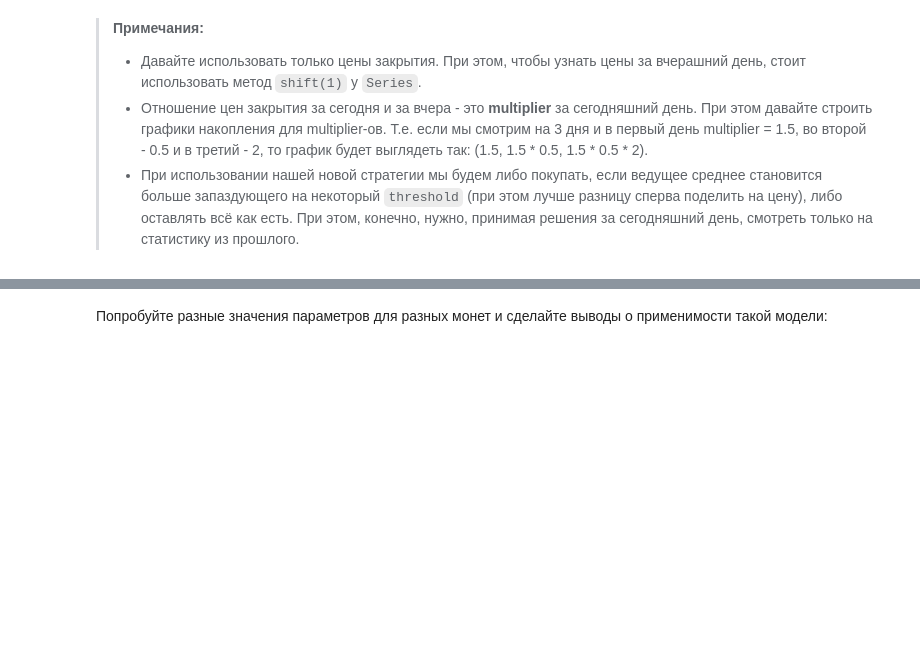
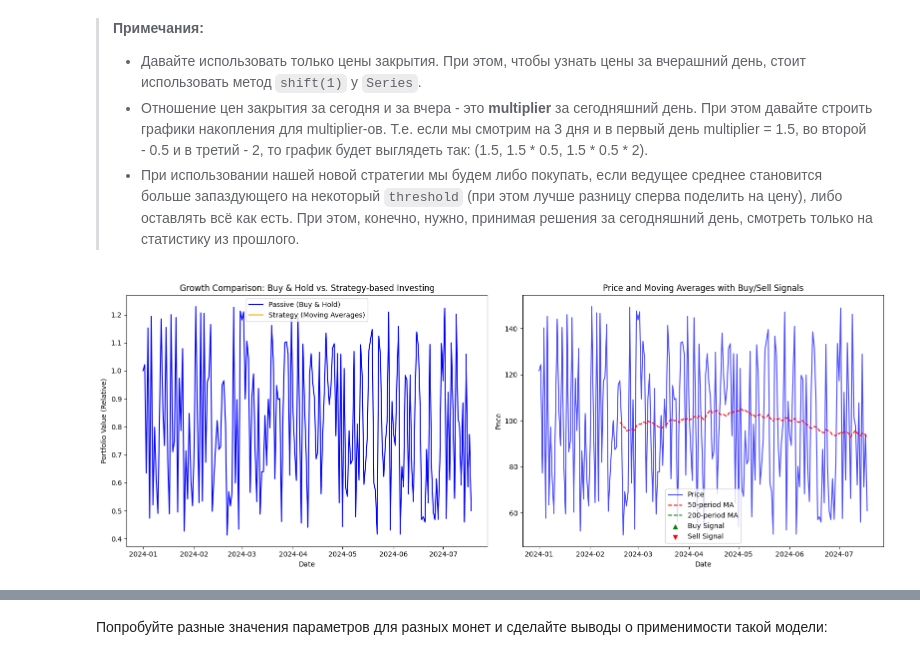
Before and after one commit to ivanzindc/Ivan-Z, a Jupyter notebook: Copy_of_lab_work.ipynb, the cells around one changed output, grey strips where cells are left out. Drawn from its saved outputs; the diff is of its cells as text; code cells hidden in the pictures; blank space fills up the shorter version.

```diff
--- a/Copy_of_lab_work.ipynb
+++ b/Copy_of_lab_work.ipynb
@@ -433,3 +764,87 @@ def plot_moving_averages_strategy(
+# %%
+def plot_investment_strategies(price_data, short_window=50, long_window=200, initial_investment=1000):
+    """
+    Function to plot two graphs comparing two investment strategies:
+    - Passive investment (Buy and Hold)
+    - Strategy-based investment (Buy when moving averages cross)
+
+    Parameters:
+    price_data (pd.Series): Time series data of cryptocurrency prices.
+    short_window (int): Period for the short-term moving average (e.g., 50).
+    long_window (int): Period for the long-term moving average (e.g., 200).
+    initial_investment (float): Amount of initial investment.
+
+    Returns:
+    None (Displays two plots)
+    """
+
+    # Calculate moving averages
+    short_ma = price_data.rolling(window=short_window).mean()
+    long_ma = price_data.rolling(window=long_window).mean()
+
+    # Identify Buy/Sell signals (1: Buy, -1: Sell)
+    buy_signals = (short_ma.shift(1) < long_ma.shift(1)) & (short_ma > long_ma)
+    sell_signals = (short_ma.shift(1) > long_ma.shift(1)) & (short_ma < long_ma)
+
+    # Simulate investment strategies
+    passive_investment = initial_investment * (price_data / price_data.iloc[0])
+
+    # Strategy-based investment (Buying in equal increments at Buy signals)
+    strategy_investment = pd.Series(index=price_data.index, dtype=float)
+    current_balance = initial_investment
+    num_buy_signals = 0
+    total_invested = 0
+
+    for i in range(1, len(price_data)):
+        if buy_signals.iloc[i]:
+            # Buy on this signal with equal increments of the current available funds
+            amount_to_invest = current_balance / (len(price_data) - i)  # Invest the remaining balance evenly
+            total_invested += amount_to_invest
+            num_buy_signals += 1
+            current_balance -= amount_to_invest
+
+    strategy_investment[:num_buy_signals] = total_invested * (price_data[:num_buy_signals] / price_data.iloc[0])
+
+    # Cumulative returns for both strategies
+    passive_growth = passive_investment / passive_investment.iloc[0]
+    strategy_growth = strategy_investment / strategy_investment.iloc[0]
+
+    # Plotting
+    fig, axes = plt.subplots(1, 2, figsize=(16, 6))
+
+    # Right plot: Price with moving averages and buy/sell signals
+    axes[1].plot(price_data, label="Price", color='blue', alpha=0.7)
+    axes[1].plot(short_ma, label=f"{short_window}-period MA", color='red', linestyle='--')
+    axes[1].plot(long_ma, label=f"{long_window}-period MA", color='green', linestyle='--')
+    axes[1].scatter(price_data.index[buy_signals], price_data[buy_signals], marker='^', color='green', label='Buy Signal', alpha=1)
+    axes[1].scatter(price_data.index[sell_signals], price_data[sell_signals], marker='v', color='red', label='Sell Signal', alpha=1)
+    axes[1].set_title('Price and Moving Averages with Buy/Sell Signals')
+    axes[1].set_xlabel('Date')
+    axes[1].set_ylabel('Price')
+    axes[1].legend()
+
+    # Left plot: Growth comparison between strategies
+    axes[0].plot(price_data.index, passive_growth, label="Passive (Buy & Hold)", color='blue')
+    axes[0].plot(price_data.index, strategy_growth, label="Strategy (Moving Averages)", color='orange')
+    axes[0].set_title('Growth Comparison: Buy & Hold vs. Strategy-based Investing')
+    axes[0].set_xlabel('Date')
+    axes[0].set_ylabel('Portfolio Value (Relative)')
+    axes[0].legend()
+
+    plt.tight_layout()
+    plt.show()
+
+# Example usage with some price data
+# Assume `price_data` is a Pandas Series containing cryptocurrency prices over time
+
+# Generating some mock price data for testing purposes
+dates = pd.date_range('2024-01-01', periods=200)
+price_data = pd.Series(np.random.rand(200) * 100 + 50, index=dates)  # Simulated crypto prices
+
+# Call the function
+plot_investment_strategies(price_data)
+# %% [output]
+[figure, added]
 # %%
 # Теперь на основе реализованной функции сделаем интерактивные графики и поизучаем, что получилось:
 symbol_selector = ipywidgets.Dropdown(
```
Also changed, not shown: parts of 28 cells of this notebook.
